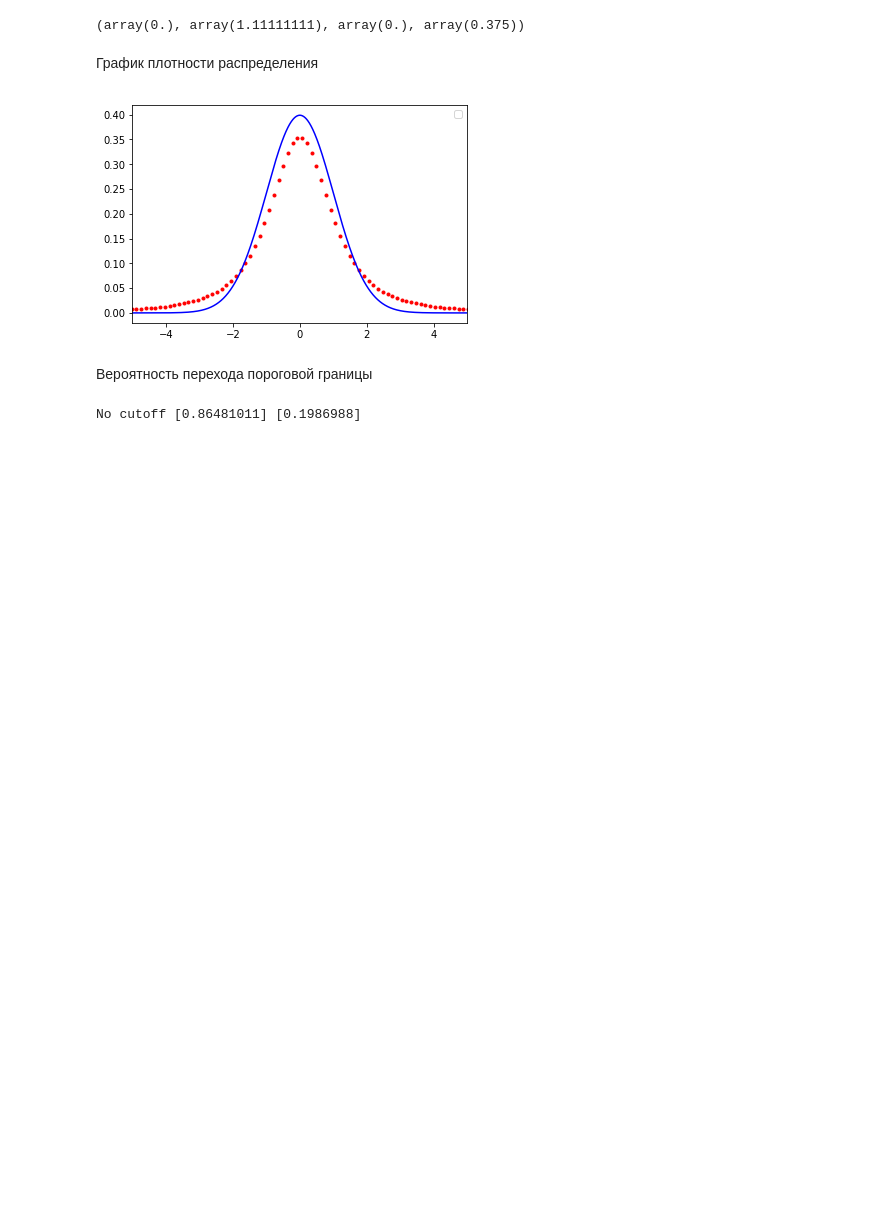
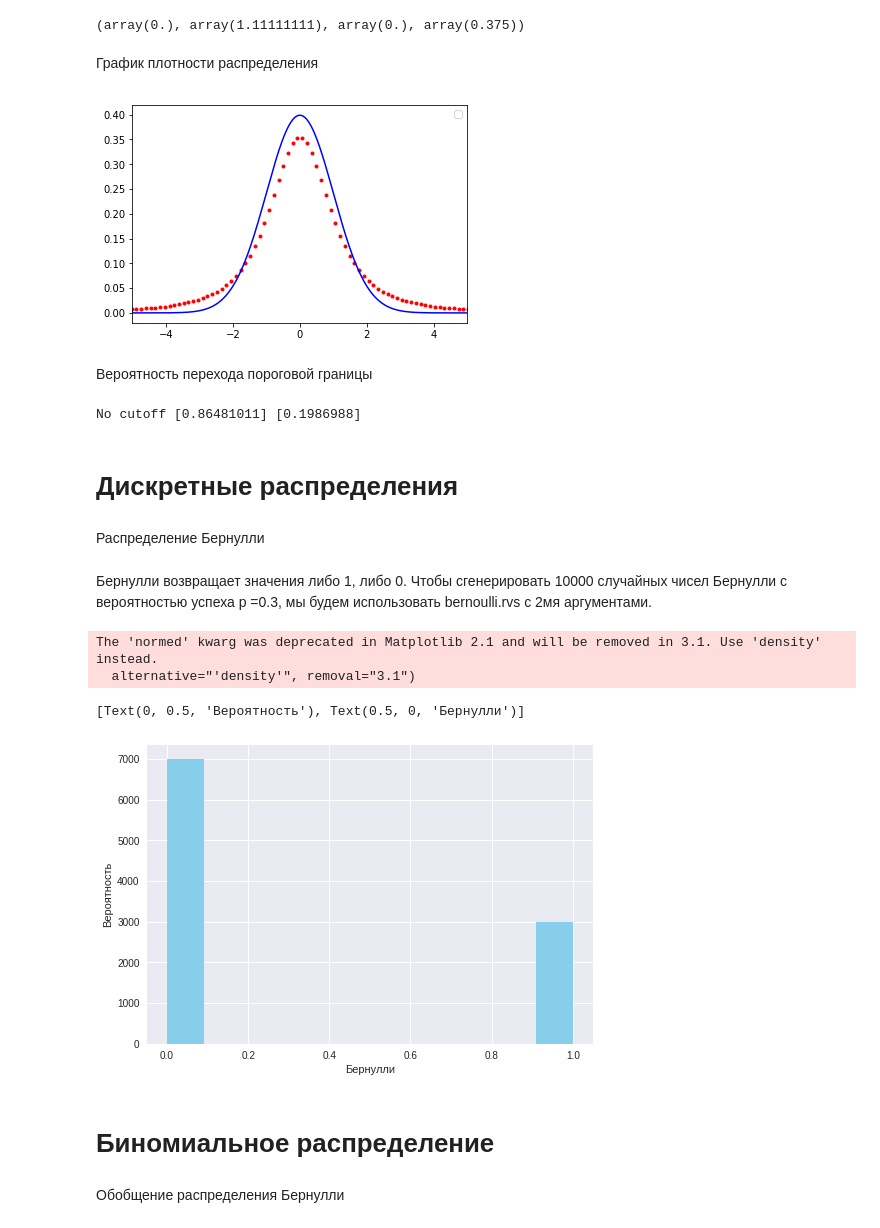
Before and after one commit to yustiks/statistics_in_python, a Jupyter notebook: statistics_3.ipynb, the cells around one changed output. Drawn from its saved outputs; the diff is of its cells as text; code cells hidden in the pictures; blank space fills up the shorter version.

```diff
--- a/statistics_3.ipynb
+++ b/statistics_3.ipynb
@@ -52,3 +54,7 @@ else:
     print('No cutoff', x, p)
 # %% [output]
 No cutoff [0.86481011] [0.1986988]
+# %% [markdown]
+# Дискретные распределения
+# %% [markdown]
+Распределение Бернулли
@@ -54,0 +64,20 @@ No cutoff [0.86481011] [0.1986988]
+# %% [markdown]
+Бернулли возвращает значения либо 1, либо 0. Чтобы сгенерировать 10000 случайных чисел Бернулли с вероятностью успеха p =0.3, мы будем использовать bernoulli.rvs с 2мя аргументами.
+# %%
+# import seaborn
+import seaborn as sns
+data_bern = stats.bernoulli.rvs(size=10000,p=0.3)
+ax= sns.distplot(data_bern,
+                 kde=False,
+                 color="skyblue",
+                 hist_kws={"linewidth": 15,'alpha':1})
+ax.set(xlabel='Бернулли', ylabel='Вероятность')
+# %% [output]
+The 'normed' kwarg was deprecated in Matplotlib 2.1 and will be removed in 3.1. Use 'density' instead.
+  alternative="'density'", removal="3.1")
+[Text(0, 0.5, 'Вероятность'), Text(0.5, 0, 'Бернулли')]
+[figure, added]
+# %% [markdown]
+# Биномиальное распределение
+# %% [markdown]
+Обобщение распределения Бернулли
```
Also changed, not shown: parts of 33 cells of this notebook.
